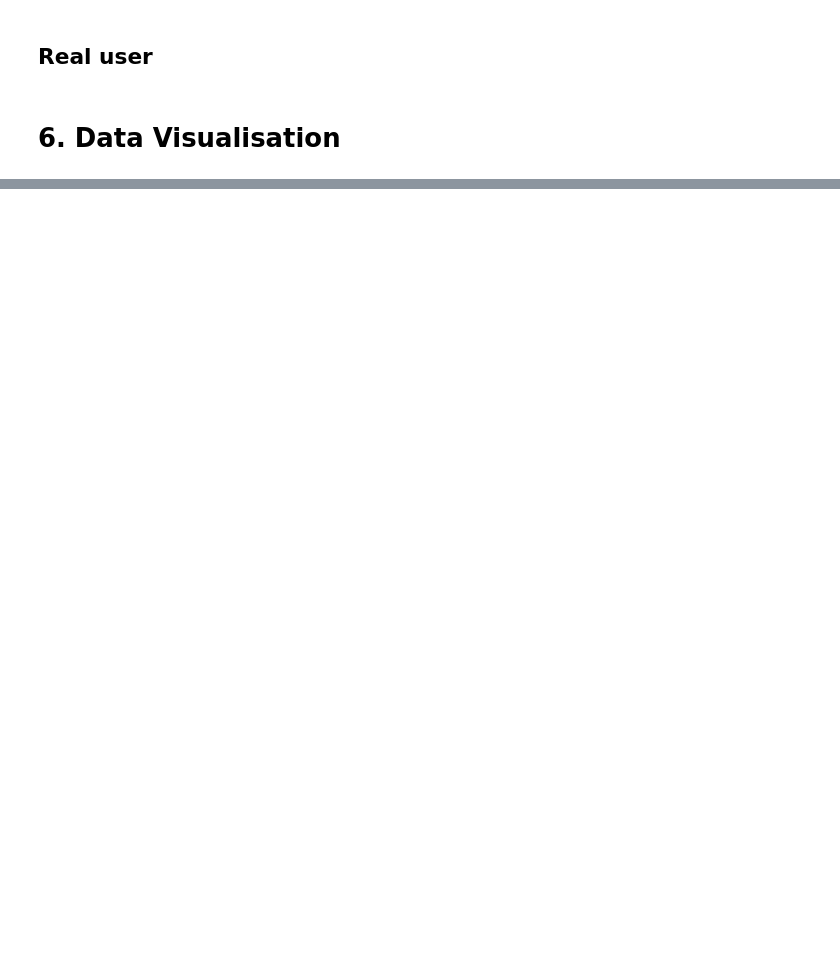
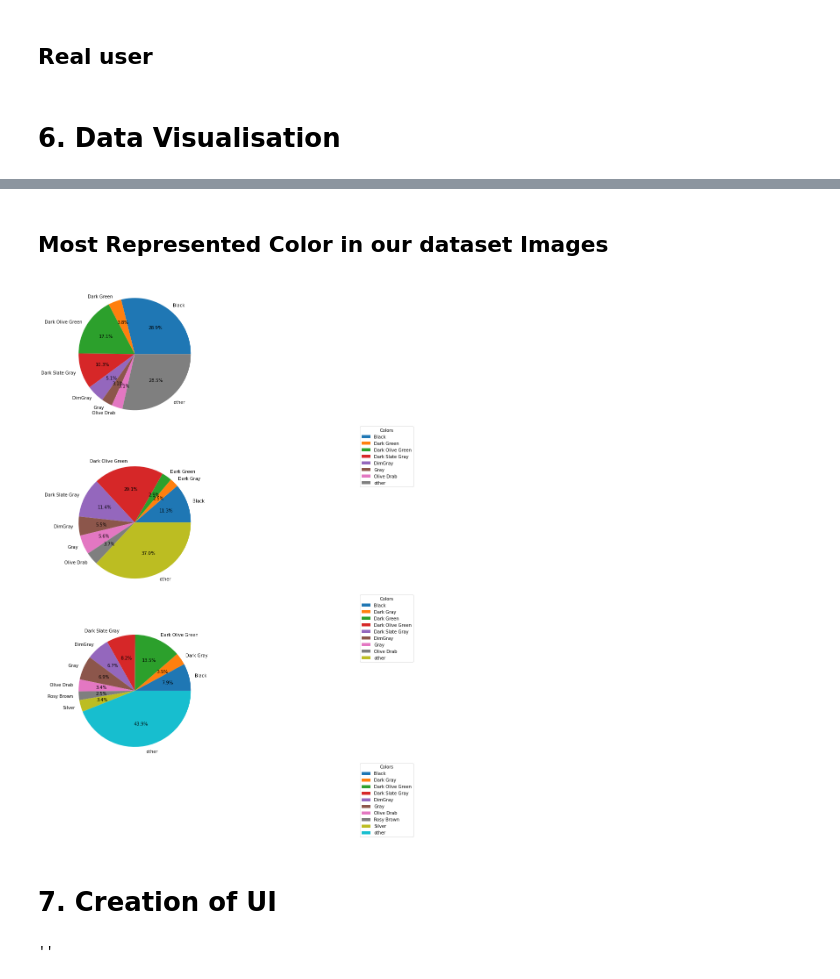
Before and after one commit to faresZzz/DataMininig_fowers, a Jupyter notebook: projetDatamining.ipynb, the cells around one changed output, grey strips where cells are left out. Drawn from its saved outputs; the diff is of its cells as text; code cells hidden in the pictures; blank space fills up the shorter version.

```diff
--- a/projetDatamining.ipynb
+++ b/projetDatamining.ipynb
@@ -492,12 +551,12 @@ flowers.askNewImages(newuser)
 flowers = recommendationSystem(Images = datasetImages.copy())
 
 ## creation of fake users
-nbFakeUser = 10
+nbFakeUser = 200
 listFUsers = []
 for i in range(nbFakeUser):
-    listFUsers.append(flowers.createSpecialUser(numberOfSimulatedImages=10))
+    listFUsers.append(flowers.createSpecialUser(numberOfSimulatedImages=30))
 
-print(flowers.listUser)
+# print(flowers.listUser)
 # %%
 # graphviz didn't work on window so I can't get it with decoded names
 listFUsers[3].printDecisionTree()
@@ -513,0 +615,42 @@ realUser.printDecisionTree()
+# %% [markdown]
+## Most Represented Color in our dataset Images
+# %%
+fig = plt.figure(figsize=(30, 20))
+maincolor = pd.DataFrame( datasetImages["color1"].value_counts()).reset_index()
+secondcolor = pd.DataFrame( datasetImages["color2"].value_counts()).reset_index()
+thirdcolor = pd.DataFrame( datasetImages["color3"].value_counts()).reset_index()
+
+colors = [maincolor, secondcolor, thirdcolor]
+for i, colo in enumerate(colors):
+    ax1 = plt.subplot(3, 1, i+1)
+    colo.loc[ colo["color" +str(i+1)] <100, 'index' ] = "other"
+    colo = colo.groupby('index')["color" +str(i+1)].sum().reset_index()
+
+    plt.pie(x=colo["color" +str(i+1)], labels= colo["index"], autopct="%.1f%%")
+    plt.legend(loc="best", bbox_to_anchor=(2.5,0), title="Colors")
+# %% [output]
+[figure, added]
+# %% [markdown]
+# 7. Creation of UI
+# %%
+# Import required libraries
+import tkinter as tk
+from PIL import ImageTk, Image
+import tkinter.messagebox as tkMessageBox
+
+fenetre = 1
+# Create an instance of tkinter window
+win = tk.Tk()
+
+if fenetre == 1:
+    #Create a canvas object
+    canvas= Canvas(win, width= 1000, height= 750, bg="SpringGreen2")
+
+    #Add a text in Canvas
+    canvas.create_text(300, 50, text="HELLO", fill="black", font=('Helvetica 15 bold'))
+    canvas.pack()
+
+# Define the geometry of the window
+win.geometry("700x500")
+# %% [output]
+''
```
Also changed, not shown: parts of 19 cells of this notebook, 1 other file.
